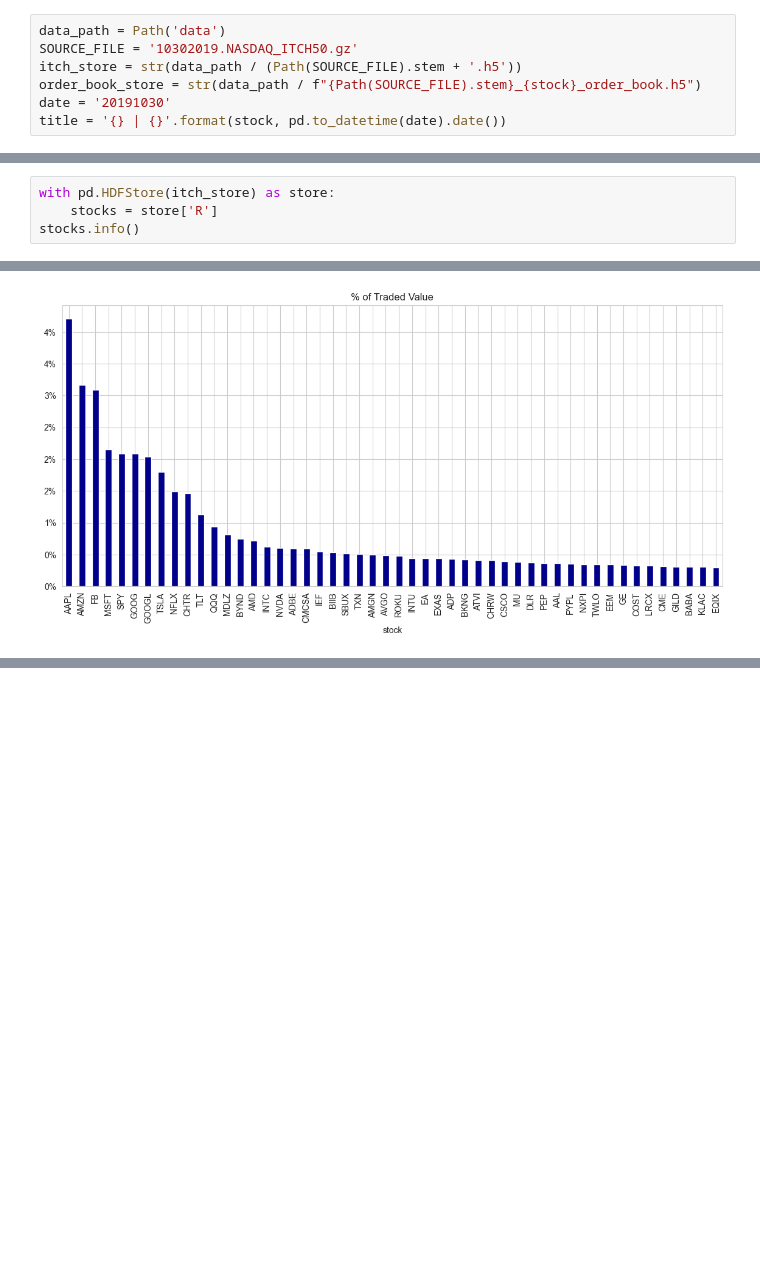
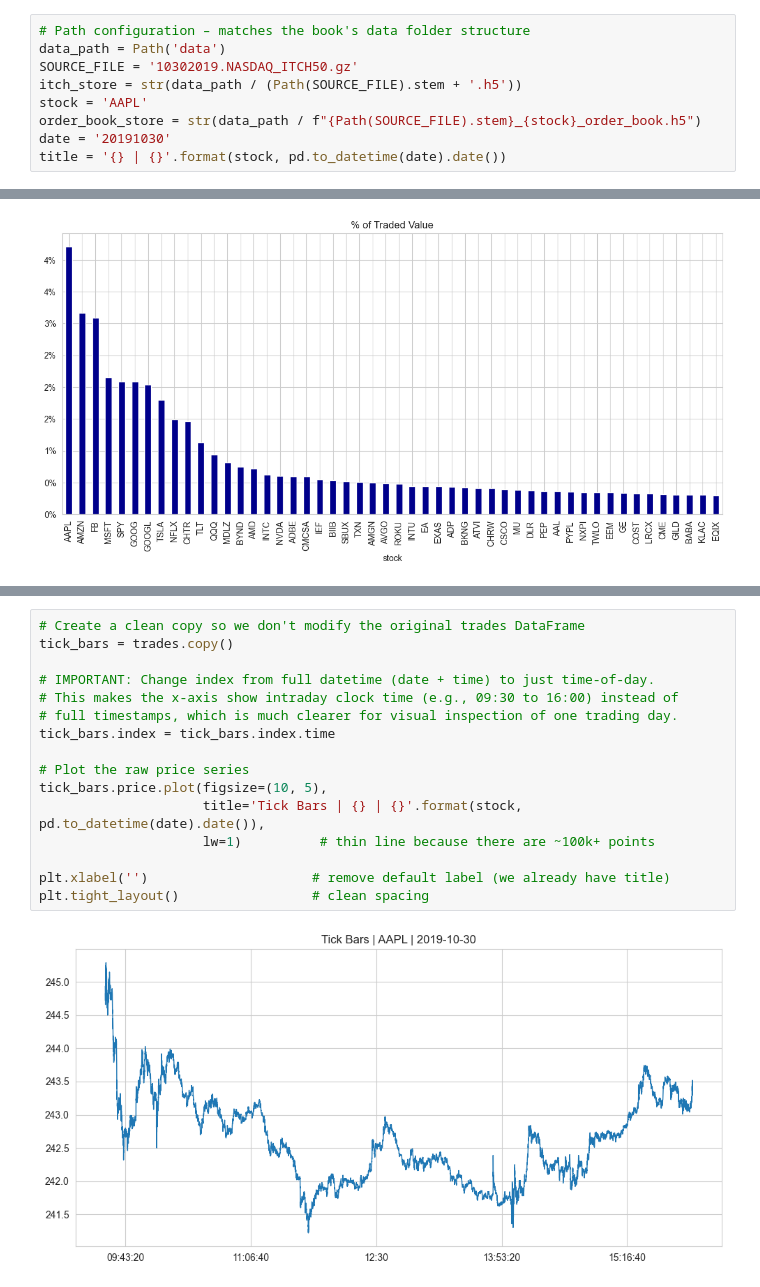
Before and after one commit to alanwnl/machine-learning-for-trading, a Jupyter notebook: 02_market_and_fundamental_data/01_NASDAQ_TotalView-ITCH_Order_Book/03_normalize_tick_data.ipynb, the cells around one changed output, grey strips where cells are left out. Saved outputs shown, nothing was run; the diff lists cells and outputs as text; blank space fills up the shorter version.

Commit message:
refactor: Consolidate NASDAQ ITCH order flow parsing notebook content and remove the duplicate `_2` version.

```diff
--- a/02_market_and_fundamental_data/01_NASDAQ_TotalView-ITCH_Order_Book/03_normalize_tick_data.ipynb
+++ b/02_market_and_fundamental_data/01_NASDAQ_TotalView-ITCH_Order_Book/03_normalize_tick_data.ipynb
@@ -24,7 +26,9 @@ stock = 'AMZN'
 # %%
+# Path configuration – matches the book's data folder structure
 data_path = Path('data')
 SOURCE_FILE = '10302019.NASDAQ_ITCH50.gz'
 itch_store = str(data_path / (Path(SOURCE_FILE).stem + '.h5'))
+stock = 'AAPL'
 order_book_store = str(data_path / f"{Path(SOURCE_FILE).stem}_{stock}_order_book.h5")
 date = '20191030'
 title = '{} | {}'.format(stock, pd.to_datetime(date).date())
@@ -43,4 +45,0 @@ with pd.HDFStore(itch_store) as store:
-# %%
-with pd.HDFStore(itch_store) as store:
-    stocks = store['R']
-stocks.info()
@@ -282,0 +94,18 @@ price_volume(dollar_bars.set_index('timestamp'),
+# %%
+# Create a clean copy so we don't modify the original trades DataFrame
+tick_bars = trades.copy()
+
+# IMPORTANT: Change index from full datetime (date + time) to just time-of-day.
+# This makes the x-axis show intraday clock time (e.g., 09:30 to 16:00) instead of
+# full timestamps, which is much clearer for visual inspection of one trading day.
+tick_bars.index = tick_bars.index.time
+
+# Plot the raw price series
+tick_bars.price.plot(figsize=(10, 5),
+                     title='Tick Bars | {} | {}'.format(stock, pd.to_datetime(date).date()),
+                     lw=1)          # thin line because there are ~100k+ points
+
+plt.xlabel('')                     # remove default label (we already have title)
+plt.tight_layout()                 # clean spacing
+# %% [output]
+[figure, added]
```
Also changed, not shown: parts of 63 cells of this notebook, 3 other files.
